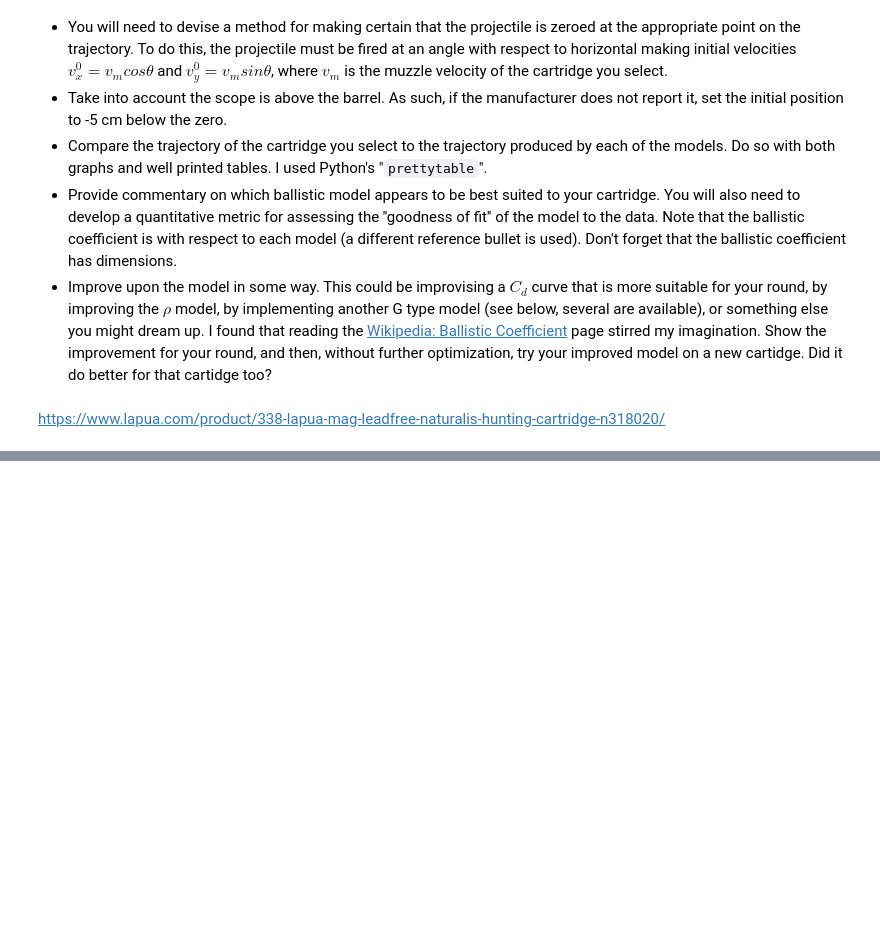
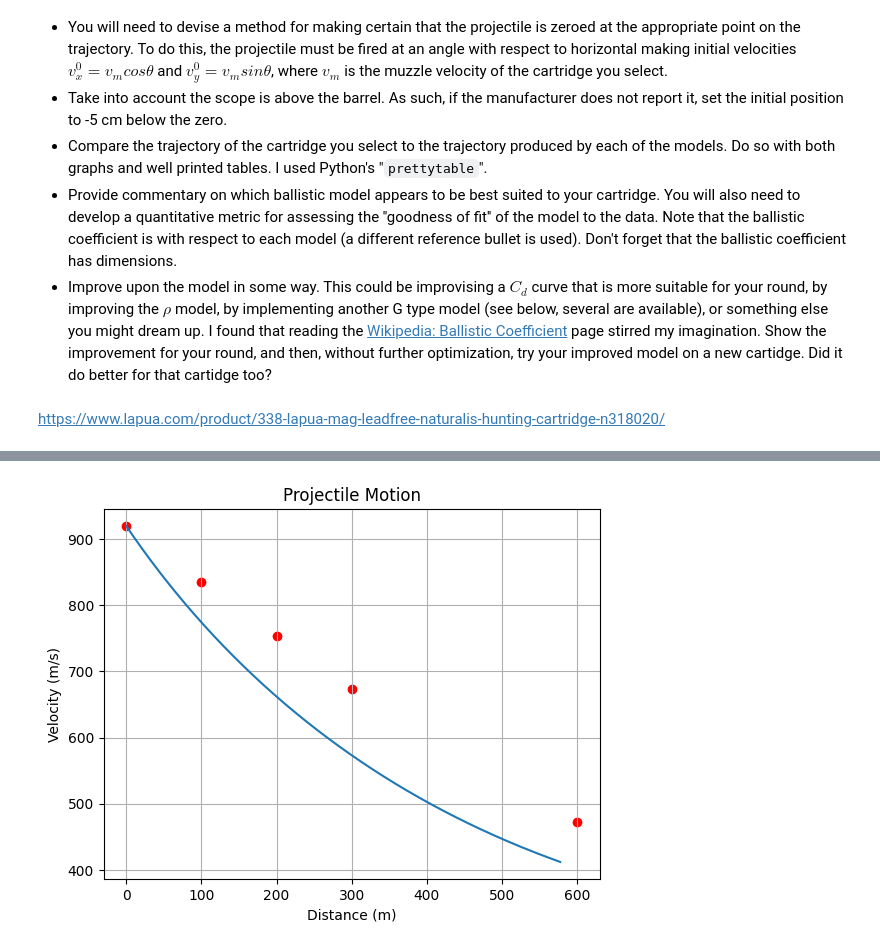
Before and after one commit to cake-dev/SimClass, a Jupyter notebook: bullet_trajectory.ipynb, the cells around one changed output, grey strips where cells are left out. Saved outputs shown, nothing was run; the diff lists cells and outputs as text; code cells hidden in the pictures; blank space fills up the shorter version.

```diff
--- a/bullet_trajectory.ipynb
+++ b/bullet_trajectory.ipynb
@@ -590,0 +726,14 @@ G1 CdG at Mach 0.8: 0.19996237240099032
+# %%
+
+y_df = pd.DataFrame({'x': [0, 100, 200, 300, 600], 'x_vel': [920, 835, 753, 674, 473]})
+# plot the x velocity vs x position
+plt.plot(y[:,0], y[:,2]) # x pos vs x velocity
+plt.xlabel('Distance (m)')
+plt.ylabel('Velocity (m/s)')
+plt.title('Projectile Motion')
+# plot y_df on top as points
+plt.scatter(y_df['x'], y_df['x_vel'], color='red')
+plt.grid()
+plt.show()
+# %% [output]
+[figure, added]
```
Also changed, not shown: parts of 8 cells of this notebook.
